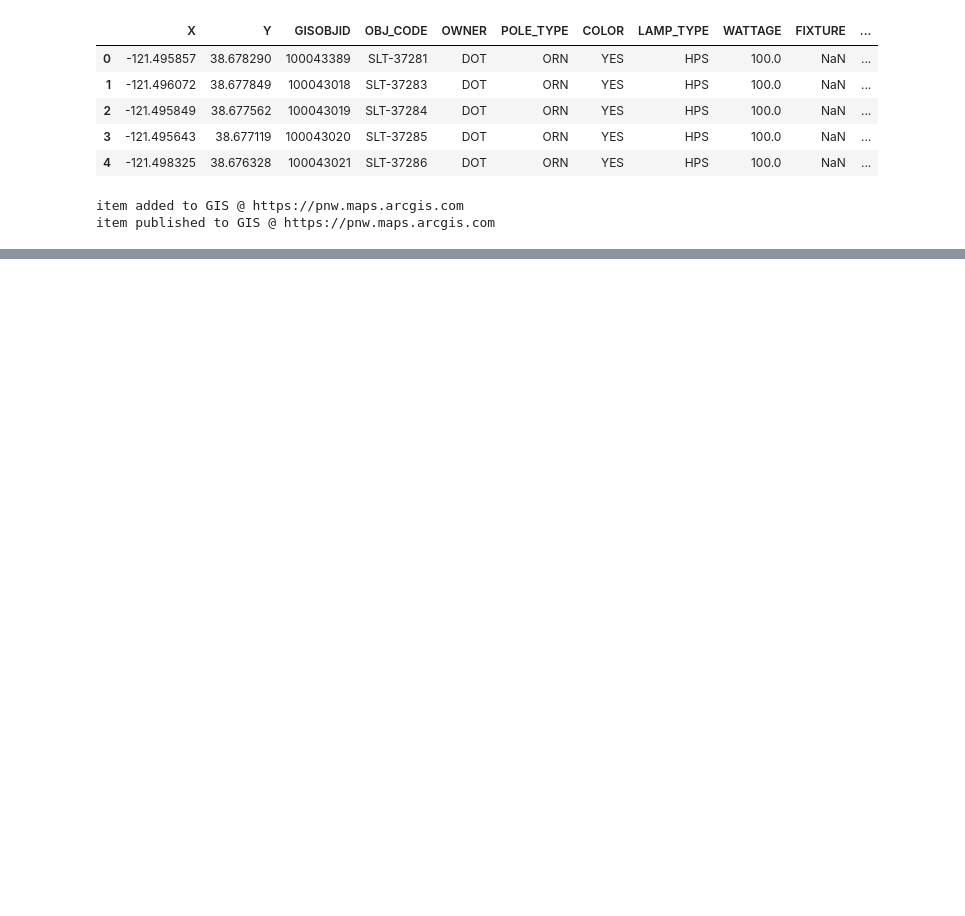
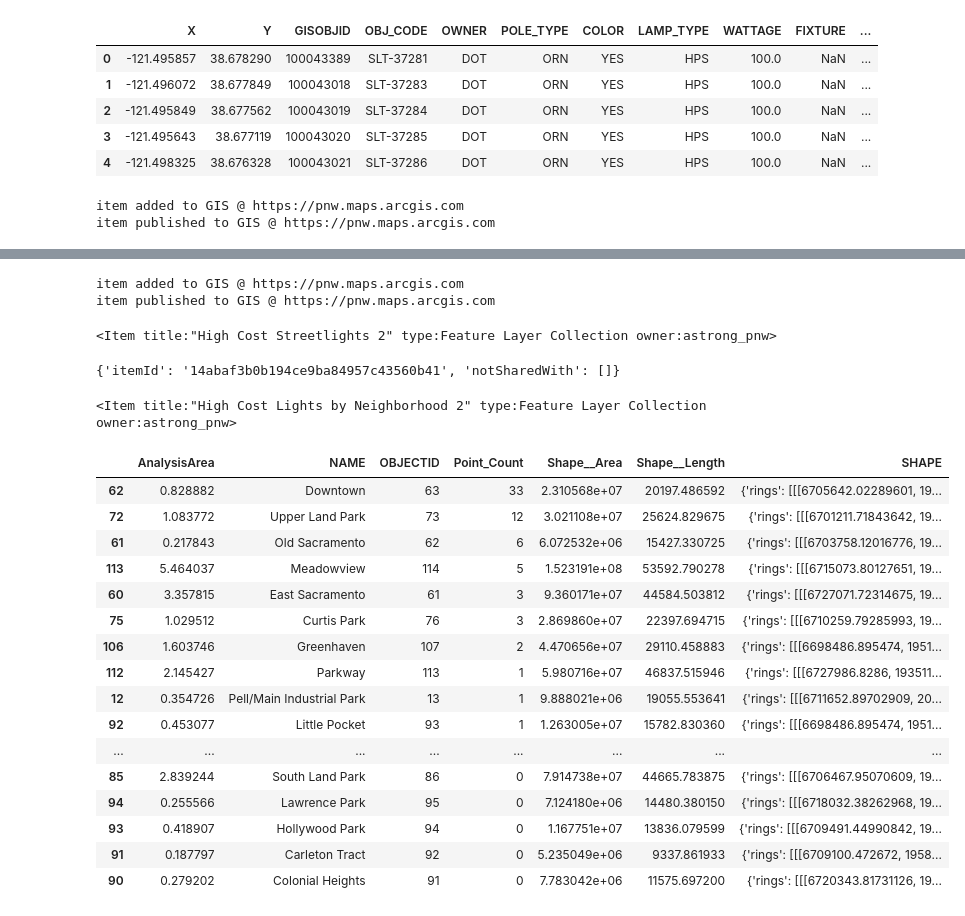
Before and after one commit to astrong19/local-gov-gis-solutions, a Jupyter notebook: python_api/code4sac_demo.ipynb, the cells around one changed output, grey strips where cells are left out. Saved outputs shown, nothing was run; the diff lists cells and outputs as text; code cells hidden in the pictures; blank space fills up the shorter version.

```diff
--- a/python_api/code4sac_demo.ipynb
+++ b/python_api/code4sac_demo.ipynb
@@ -82,10 +95,9 @@ df[:5]
 | 4 | -121.498325 | 38.676328 | 100043021 | SLT-37286 | DOT | ORN | YES | HPS | 100.0 | NaN | ... |
 # %%
 #let's add this to our account with the python api
-#works if i do it with 'data', but having issues with 'new_data'
-df.to_csv('new_data.csv', index=False)
-new_data = 'new_data.csv'
-item_prop = {'title':'Sac Streetlights Energy Consumption', 'type': 'CSV'}
+df.to_csv('lights_kwh_and_cost.csv', index=False)
+new_data = 'lights_kwh_and_cost.csv'
+item_prop = {'title':'Sac Streetlights KwH and Cost', 'type': 'CSV'}
 csv_item = gis.content.add(item_prop, new_data)
 print(f"item added to {gis}")
 
@@ -97,0 +144,65 @@ item published to GIS @ https://pnw.maps.arcgis.com
+# %%
+#add new df to ArcGIS Online
+high_cost_df.to_csv('high_cost_streetlights.csv', index=False)
+new_data = 'high_cost_streetlights.csv'
+item_prop = {'title':'Sacramento High Cost Streetlights', 'type': 'CSV'}
+csv_item = gis.content.add(item_prop, new_data)
+print(f"item added to {gis}")
+
+#publish
+csv_item.publish()
+print(f"item published to {gis}")
+# %% [output]
+item added to GIS @ https://pnw.maps.arcgis.com
+item published to GIS @ https://pnw.maps.arcgis.com
+# %%
+hcs = gis.content.search(query='title:Sacramento High Cost Streetlights AND type:Feature Service')
+high_cost_lights = hcs[0]
+high_cost_lights
+# %% [output]
+<Item title:"High Cost Streetlights 2" type:Feature Layer Collection owner:astrong_pnw>
+# %%
+#Let's intersect this data with the City of Sacramento Neighborhoods layer: http://data.cityofsacramento.org/datasets/neighborhoods
+from arcgis.features.analysis import aggregate_points
+
+#grab neighborhoods data
+neighborhoods = gis.content.get('49f20f1612ae4f0a9292eb65f8bd4013')
+
+high_cost_lights_by_nh = aggregate_points(high_cost_lights, neighborhoods, output_name="Sacramento High Cost Lights by Neighborhood")
+
+# set sharing on new analysis layer
+high_cost_lights_by_nh.share(True)
+# %% [output]
+{'itemId': '14abaf3b0b194ce9ba84957c43560b41', 'notSharedWith': []}
+# %%
+high_cost_lights_by_nh
+# %% [output]
+<Item title:"High Cost Lights by Neighborhood 2" type:Feature Layer Collection owner:astrong_pnw>
+# %%
+#Query analysis item directly using pandas
+from arcgis.features import FeatureLayer
+
+feature_layer = FeatureLayer.fromitem(high_cost_lights_by_nh)
+features = feature_layer.query()
+
+#open features in pandas data frame
+analysis_df = features.df
+analysis_df.sort_values('Point_Count', ascending=False)[:20]
+# %% [output]
+|  | AnalysisArea | NAME | OBJECTID | Point_Count | Shape__Area | Shape__Length | SHAPE |
+| 62 | 0.828882 | Downtown | 63 | 33 | 2.310568e+07 | 20197.486592 | {'rings': [[[6705642.02289601, 19... |
+| 72 | 1.083772 | Upper Land Park | 73 | 12 | 3.021108e+07 | 25624.829675 | {'rings': [[[6701211.71843642, 19... |
+| 61 | 0.217843 | Old Sacramento | 62 | 6 | 6.072532e+06 | 15427.330725 | {'rings': [[[6703758.12016776, 19... |
+| 113 | 5.464037 | Meadowview | 114 | 5 | 1.523191e+08 | 53592.790278 | {'rings': [[[6715073.80127651, 19... |
+| 60 | 3.357815 | East Sacramento | 61 | 3 | 9.360171e+07 | 44584.503812 | {'rings': [[[6727071.72314675, 19... |
+| 75 | 1.029512 | Curtis Park | 76 | 3 | 2.869860e+07 | 22397.694715 | {'rings': [[[6710259.79285993, 19... |
+| 106 | 1.603746 | Greenhaven | 107 | 2 | 4.470656e+07 | 29110.458883 | {'rings': [[[6698486.895474, 1951... |
+| 112 | 2.145427 | Parkway | 113 | 1 | 5.980716e+07 | 46837.515946 | {'rings': [[[6727986.8286, 193511... |
+| 12 | 0.354726 | Pell/Main Industrial Park | 13 | 1 | 9.888021e+06 | 19055.553641 | {'rings': [[[6711652.89702909, 20... |
+| 92 | 0.453077 | Little Pocket | 93 | 1 | 1.263005e+07 | 15782.830360 | {'rings': [[[6698486.895474, 1951... |
+| ... | ... | ... | ... | ... | ... | ... | ... |
+| 85 | 2.839244 | South Land Park | 86 | 0 | 7.914738e+07 | 44665.783875 | {'rings': [[[6706467.95070609, 19... |
+| 94 | 0.255566 | Lawrence Park | 95 | 0 | 7.124180e+06 | 14480.380150 | {'rings': [[[6718032.38262968, 19... |
+| 93 | 0.418907 | Hollywood Park | 94 | 0 | 1.167751e+07 | 13836.079599 | {'rings': [[[6709491.44990842, 19... |
+| 91 | 0.187797 | Carleton Tract | 92 | 0 | 5.235049e+06 | 9337.861933 | {'rings': [[[6709100.472672, 1958... |
+| 90 | 0.279202 | Colonial Heights | 91 | 0 | 7.783042e+06 | 11575.697200 | {'rings': [[[6720343.81731126, 19... |
```
Also changed, not shown: parts of 10 cells of this notebook.
